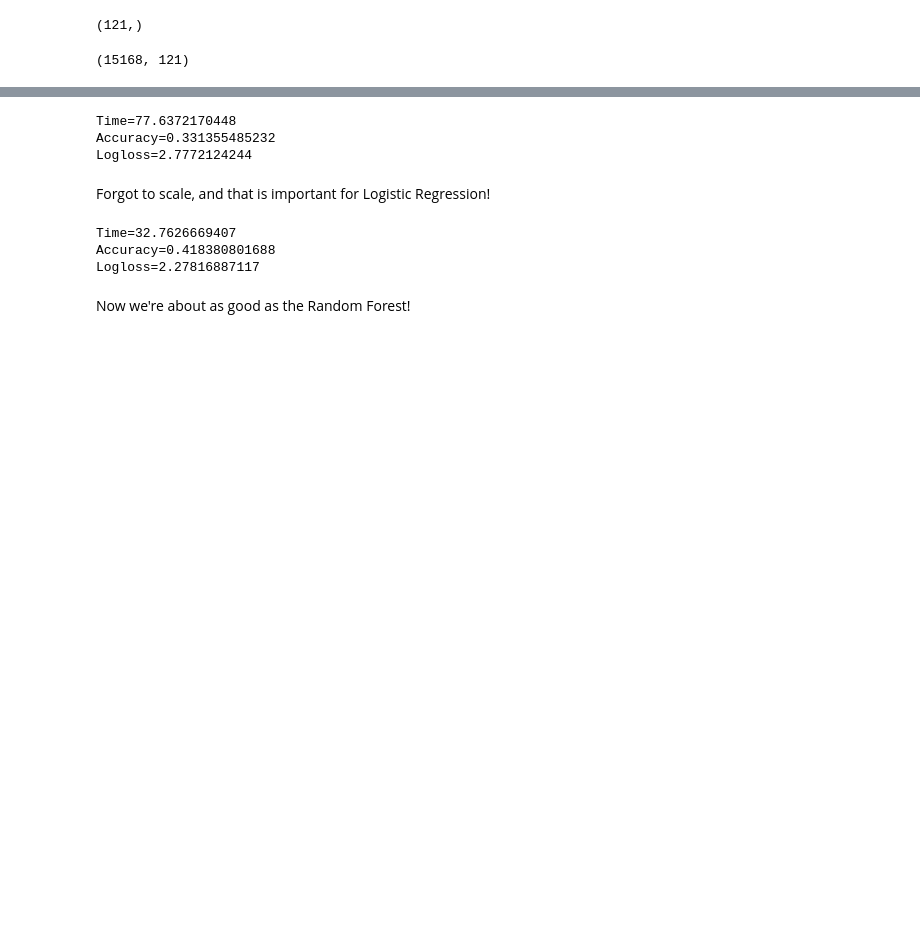
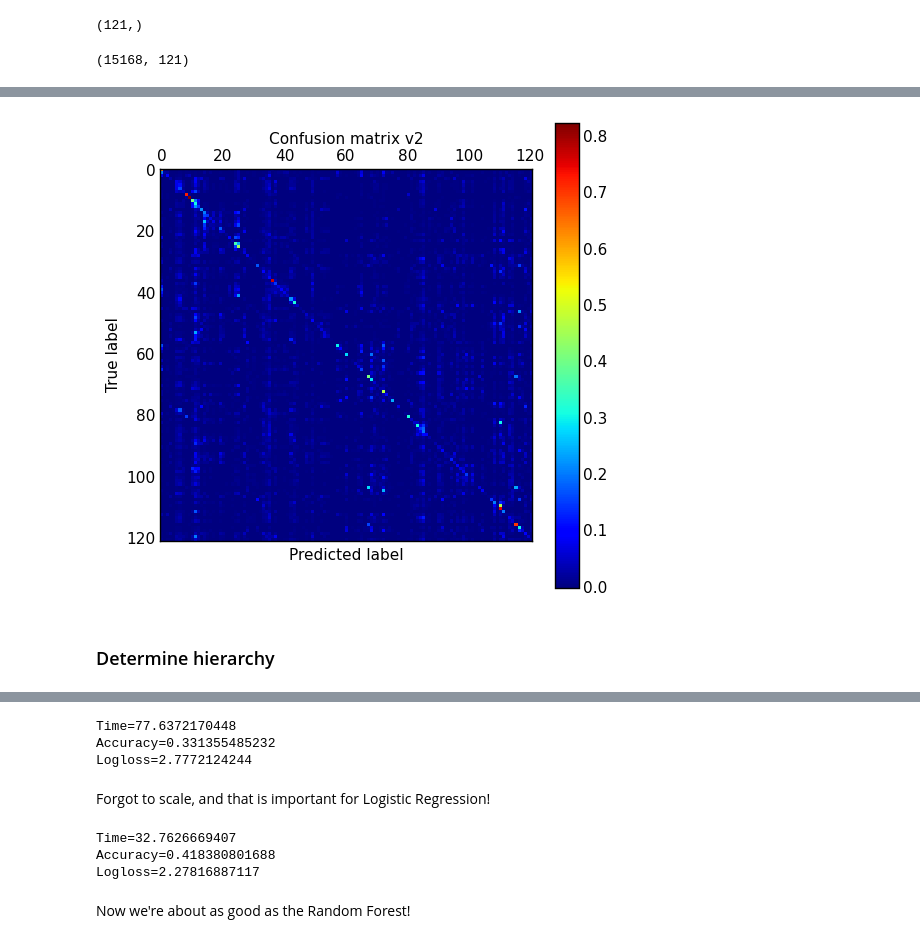
Before and after one commit to Neuroglycerin/neukrill-net-work, a Jupyter notebook: notebooks/Haralick.ipynb, the cells around one changed output, grey strips where cells are left out. Saved outputs shown, nothing was run; the diff lists cells and outputs as text; code cells hidden in the pictures; blank space fills up the shorter version.

```diff
--- a/notebooks/Haralick.ipynb
+++ b/notebooks/Haralick.ipynb
@@ -188,0 +275,13 @@ ValueError: y_true and y_pred have different number of classes 121, 2
+# %%
+def confusion_matrix_from_proba(y_true, y_pred, labels=None):
+    y_true = np.array(y_true)
+    if labels is None:
+        labels = np.union1d(y_true,np.arange(y_pred.shape[1]))
+    n_classes = len(labels)
+    M = np.zeros((n_classes,n_classes))
+    for i in range(n_classes):
+        li = (y_true == i)
+        M[i,:] = np.mean(y_pred[li,:],0)
+    return M
+# %%
+CM2 = confusion_matrix_from_proba(y_test, clf.predict_proba(X_test), labels=np.unique(y))
@@ -188,0 +292,11 @@ ValueError: y_true and y_pred have different number of classes 121, 2
+# %%
+plt.matshow(CM2)
+plt.title('Confusion matrix v2')
+plt.colorbar()
+plt.ylabel('True label')
+plt.xlabel('Predicted label')
+plt.show()
+# %% [output]
+[figure, added]
+# %% [markdown]
+### Determine hierarchy
```
Also changed, not shown: parts of 53 cells of this notebook, 2 other files.
